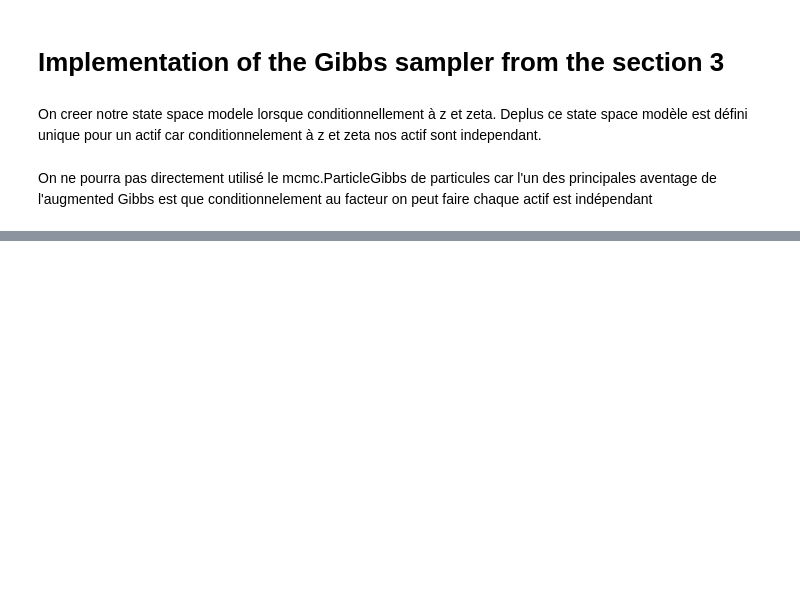
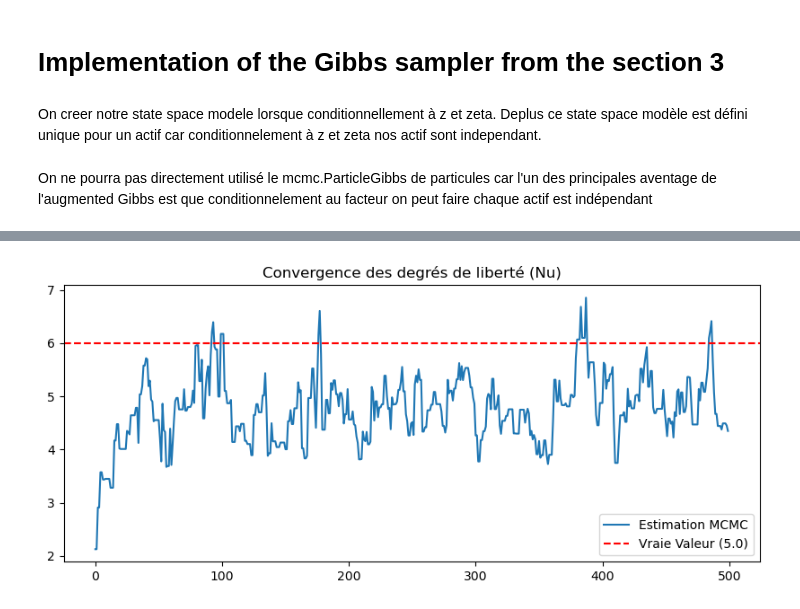
Before and after one commit to AugusteVautrin/High-dimensional-dynamic-stochastic-copula-models, a Jupyter notebook: gibbs_sampler.ipynb, the cells around one changed output, grey strips where cells are left out. Saved outputs shown, nothing was run; the diff lists cells and outputs as text; code cells hidden in the pictures; blank space fills up the shorter version.

```diff
--- a/gibbs_sampler.ipynb
+++ b/gibbs_sampler.ipynb
@@ -609,0 +603,34 @@ array([[ 2.84192165],
+# %%
+# Initialisation
+sampler = FactorCopulaSampler(data=sim_data, n_factors=1, nu=7.0) # On commence loin de 5
+
+# Lancement (Moins d'itérations pour le test, ex: 200 ou 500)
+# Assurez-vous d'utiliser update_lambda_pg_parallel pour que ça aille vite
+N_ITER = 500
+trace_nu = []
+trace_phi_0 = [] # Pour suivre le phi du premier actif
+
+for it in tqdm(range(N_ITER)):
+    sampler.update_z()
+    sampler.update_zeta() # Votre nouvelle méthode
+    sampler.update_nu()   # Votre méthode Metropolis
+
+    # Mises à jour des paramètres statiques
+    sampler.update_mu_phi()
+    sampler.update_sigma()
+
+    # Mise à jour des loadings (le plus long)
+    sampler.update_lambda_pg_parallel(n_jobs=-1)
+
+    # Stockage pour analyse
+    trace_nu.append(sampler.nu)
+    trace_phi_0.append(sampler.theta['phi'][0, 0])
+# %%
+plt.figure(figsize=(10, 4))
+plt.plot(trace_nu, label='Estimation MCMC')
+plt.axhline(y=true_nu, color='r', linestyle='--', label='Vraie Valeur (5.0)')
+plt.title("Convergence des degrés de liberté (Nu)")
+plt.legend()
+plt.show()
+# %% [output]
+[figure, added]
```
Also changed, not shown: parts of 8 cells of this notebook.
